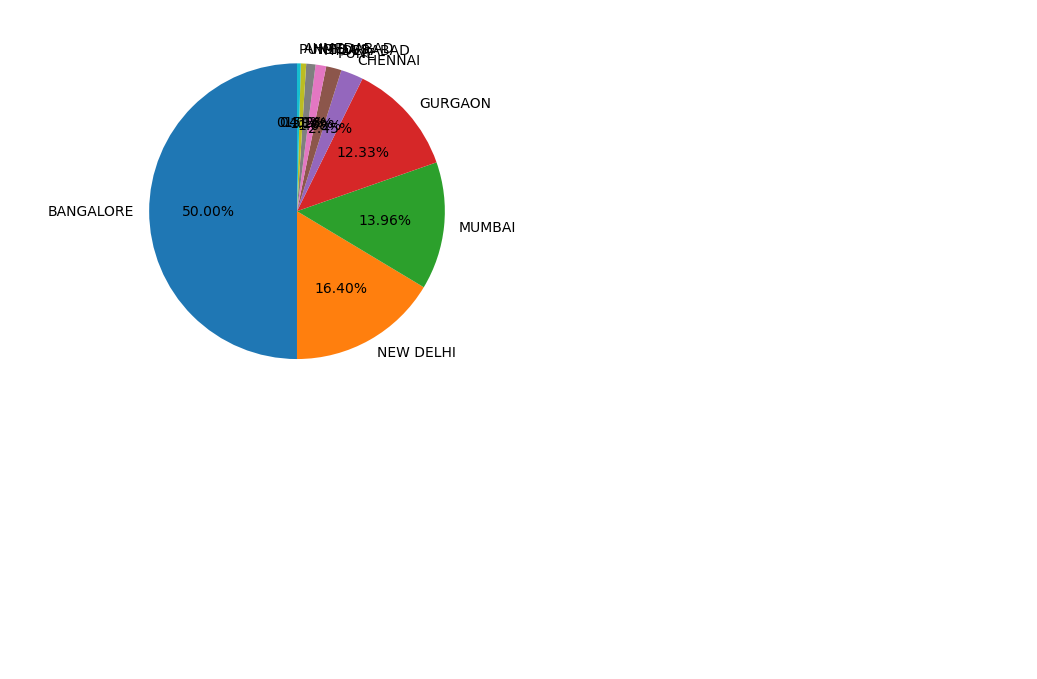
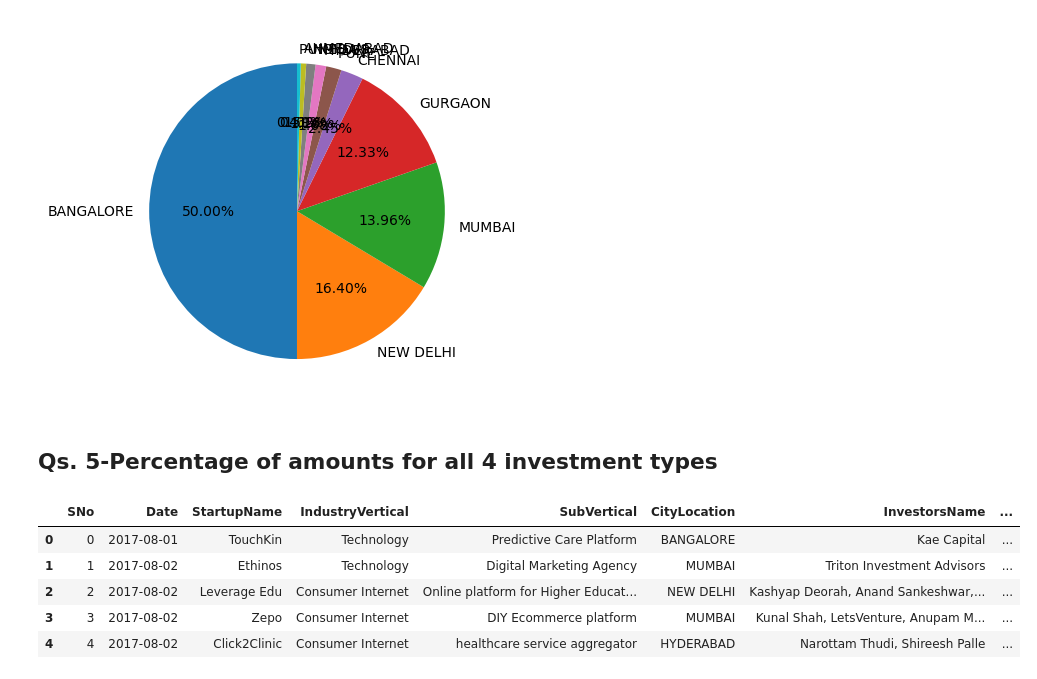
Before and after one commit to Vishal-Nishad/Machine-Learning, a Jupyter notebook: 14. Project - Case Study (Part - I)/14. Project Case Study Part 1.ipynb, the cells around one changed output. Drawn from its saved outputs; the diff is of its cells as text; code cells hidden in the pictures; blank space fills up the shorter version.

```diff
--- a/14. Project - Case Study (Part - I)/14. Project Case Study Part 1.ipynb
+++ b/14. Project - Case Study (Part - I)/14. Project Case Study Part 1.ipynb
@@ -222,3 +222,14 @@ plt.show()
 8    AHMEDABAD  9.818600e+07
 9    PUNE / US  6.850000e+07
 [figure]
+# %% [markdown]
+## Qs. 5-Percentage of amounts for all 4 investment types
+# %%
+df.head()
+# %% [output]
+|  | SNo | Date | StartupName | IndustryVertical | SubVertical | CityLocation | InvestorsName | ... |
+| 0 | 0 | 2017-08-01 | TouchKin | Technology | Predictive Care Platform | BANGALORE | Kae Capital | ... |
+| 1 | 1 | 2017-08-02 | Ethinos | Technology | Digital Marketing Agency | MUMBAI | Triton Investment Advisors | ... |
+| 2 | 2 | 2017-08-02 | Leverage Edu | Consumer Internet | Online platform for Higher Educat... | NEW DELHI | Kashyap Deorah, Anand Sankeshwar,... | ... |
+| 3 | 3 | 2017-08-02 | Zepo | Consumer Internet | DIY Ecommerce platform | MUMBAI | Kunal Shah, LetsVenture, Anupam M... | ... |
+| 4 | 4 | 2017-08-02 | Click2Clinic | Consumer Internet | healthcare service aggregator | HYDERABAD | Narottam Thudi, Shireesh Palle | ... |
```
Also changed, not shown: parts of 2 cells of this notebook.
